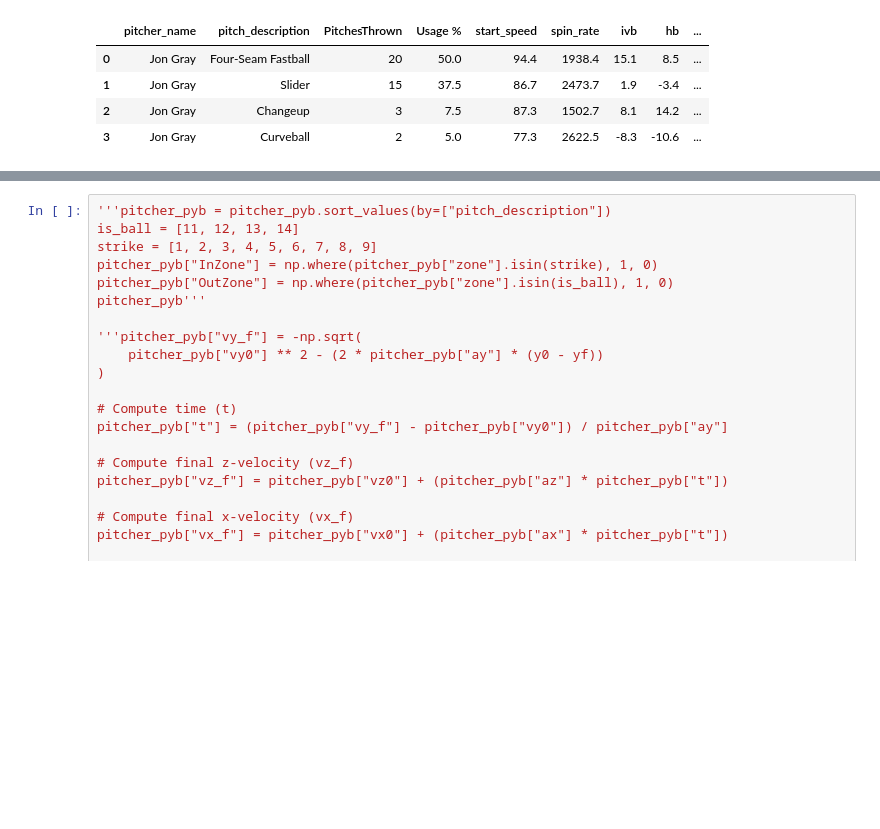
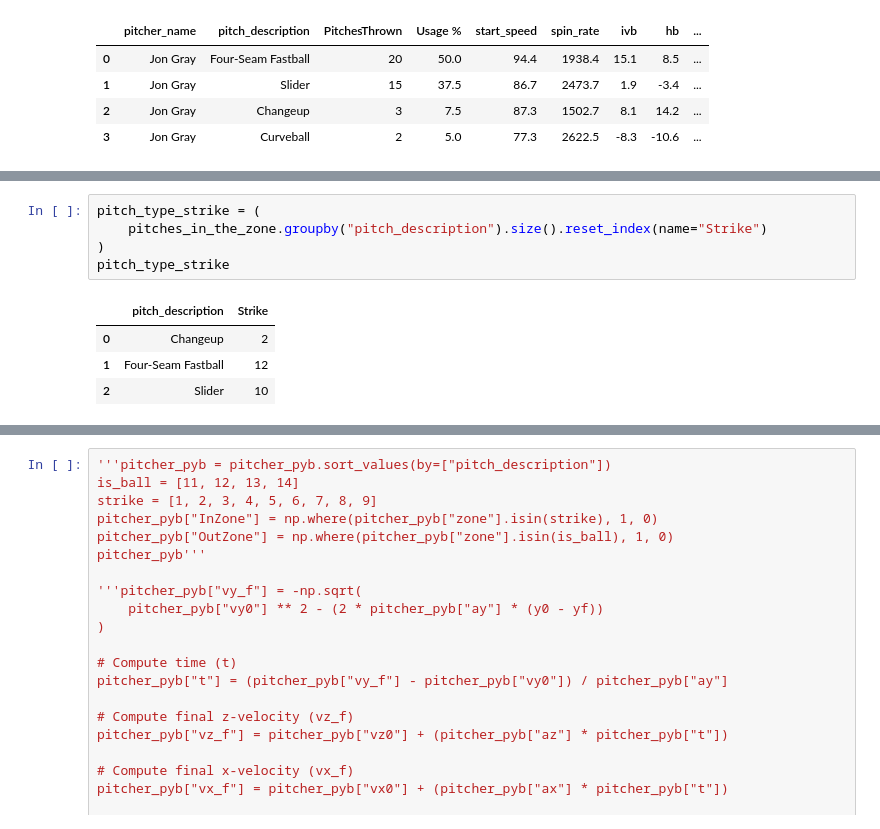
Before and after one commit to CarsonHallford/PitcherData, a Jupyter notebook: MLB_Scraper_Pitcher_Data.ipynb, the cells around one changed output, grey strips where cells are left out. Saved outputs shown, nothing was run; the diff lists cells and outputs as text; blank space fills up the shorter version.

```diff
--- a/MLB_Scraper_Pitcher_Data.ipynb
+++ b/MLB_Scraper_Pitcher_Data.ipynb
@@ -727,0 +753,10 @@ pitch_type_counts
+# %%
+pitch_type_strike = (
+    pitches_in_the_zone.groupby("pitch_description").size().reset_index(name="Strike")
+)
+pitch_type_strike
+# %% [output]
+|  | pitch_description | Strike |
+| 0 | Changeup | 2 |
+| 1 | Four-Seam Fastball | 12 |
+| 2 | Slider | 10 |
```
Also changed, not shown: parts of 4 cells of this notebook.
